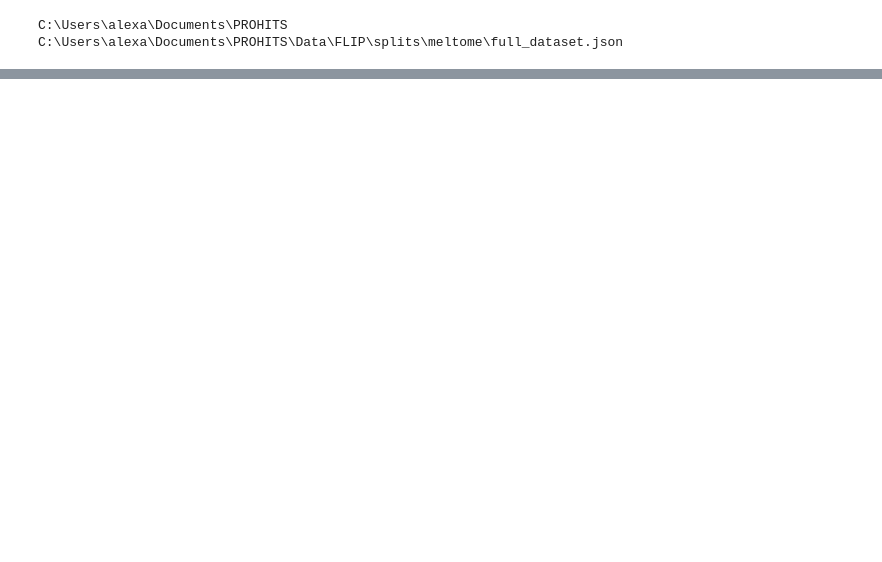
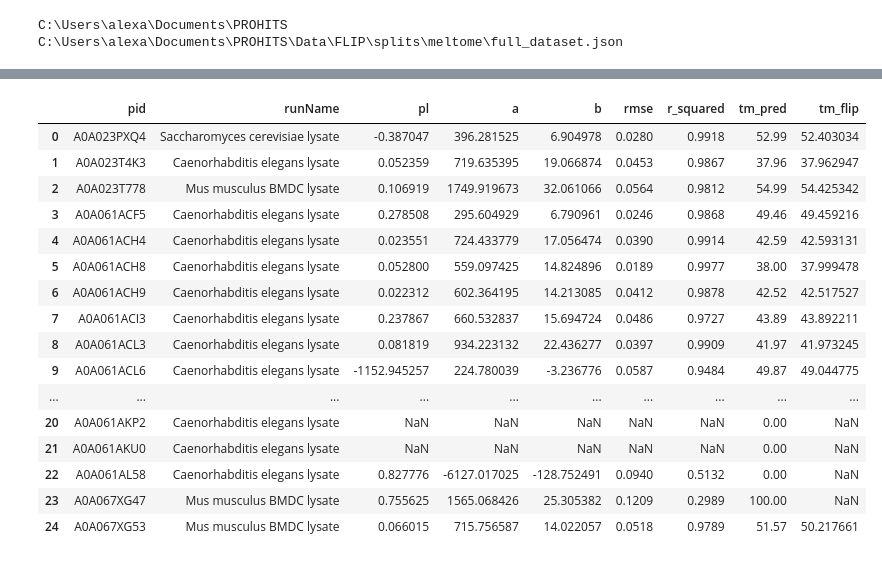
Before and after one commit to D3m0st3n/TPPCurveFitCLI, a Jupyter notebook: test.ipynb, the cells around one changed output, grey strips where cells are left out. Cells and saved outputs as stored; diff of their text form; code cells hidden in the pictures; blank space fills up the shorter version.

Commit message:
Meltome Handler Process Update

```diff
--- a/test.ipynb
+++ b/test.ipynb
@@ -30,9 +31,11 @@ print(file_path)
 C:\Users\alexa\Documents\PROHITS
 C:\Users\alexa\Documents\PROHITS\Data\FLIP\splits\meltome\full_dataset.json
 # %%
+# Sample subset of Meltome
 data_handler = MeltomeAtlasHandler(file_path, output_path, logging.DEBUG)
 print(data_handler.data.shape)
 df = data_handler.select_subset(10)
+chunk0 = data_handler.data.iloc[:25]
 data_handler.data = df
 print(data_handler.data.shape)
 # %% [output]
@@ -116,0 +84,2 @@ print(t.get_statistics())
+# %%
+results0 = data_handler.process_chunk(chunk0)
@@ -116,0 +104,2 @@ print(t.get_statistics())
+# %%
+results0_df = pd.DataFrame(results0)
@@ -116,0 +122,20 @@ print(t.get_statistics())
+# %%
+results0_df
+# %% [output]
+|  | pid | runName | pl | a | b | rmse | r_squared | tm_pred | tm_flip |
+| 0 | A0A023PXQ4 | Saccharomyces cerevisiae lysate | -0.387047 | 396.281525 | 6.904978 | 0.0280 | 0.9918 | 52.99 | 52.403034 |
+| 1 | A0A023T4K3 | Caenorhabditis elegans lysate | 0.052359 | 719.635395 | 19.066874 | 0.0453 | 0.9867 | 37.96 | 37.962947 |
+| 2 | A0A023T778 | Mus musculus BMDC lysate | 0.106919 | 1749.919673 | 32.061066 | 0.0564 | 0.9812 | 54.99 | 54.425342 |
+| 3 | A0A061ACF5 | Caenorhabditis elegans lysate | 0.278508 | 295.604929 | 6.790961 | 0.0246 | 0.9868 | 49.46 | 49.459216 |
+| 4 | A0A061ACH4 | Caenorhabditis elegans lysate | 0.023551 | 724.433779 | 17.056474 | 0.0390 | 0.9914 | 42.59 | 42.593131 |
+| 5 | A0A061ACH8 | Caenorhabditis elegans lysate | 0.052800 | 559.097425 | 14.824896 | 0.0189 | 0.9977 | 38.00 | 37.999478 |
+| 6 | A0A061ACH9 | Caenorhabditis elegans lysate | 0.022312 | 602.364195 | 14.213085 | 0.0412 | 0.9878 | 42.52 | 42.517527 |
+| 7 | A0A061ACI3 | Caenorhabditis elegans lysate | 0.237867 | 660.532837 | 15.694724 | 0.0486 | 0.9727 | 43.89 | 43.892211 |
+| 8 | A0A061ACL3 | Caenorhabditis elegans lysate | 0.081819 | 934.223132 | 22.436277 | 0.0397 | 0.9909 | 41.97 | 41.973245 |
+| 9 | A0A061ACL6 | Caenorhabditis elegans lysate | -1152.945257 | 224.780039 | -3.236776 | 0.0587 | 0.9484 | 49.87 | 49.044775 |
+| ... | ... | ... | ... | ... | ... | ... | ... | ... | ... |
+| 20 | A0A061AKP2 | Caenorhabditis elegans lysate | NaN | NaN | NaN | NaN | NaN | 0.00 | NaN |
+| 21 | A0A061AKU0 | Caenorhabditis elegans lysate | NaN | NaN | NaN | NaN | NaN | 0.00 | NaN |
+| 22 | A0A061AL58 | Caenorhabditis elegans lysate | 0.827776 | -6127.017025 | -128.752491 | 0.0940 | 0.5132 | 0.00 | NaN |
+| 23 | A0A067XG47 | Mus musculus BMDC lysate | 0.755625 | 1565.068426 | 25.305382 | 0.1209 | 0.2989 | 100.00 | NaN |
+| 24 | A0A067XG53 | Mus musculus BMDC lysate | 0.066015 | 715.756587 | 14.022057 | 0.0518 | 0.9789 | 51.57 | 50.217661 |
```
Also changed, not shown: parts of 22 cells of this notebook, 2 other files.
